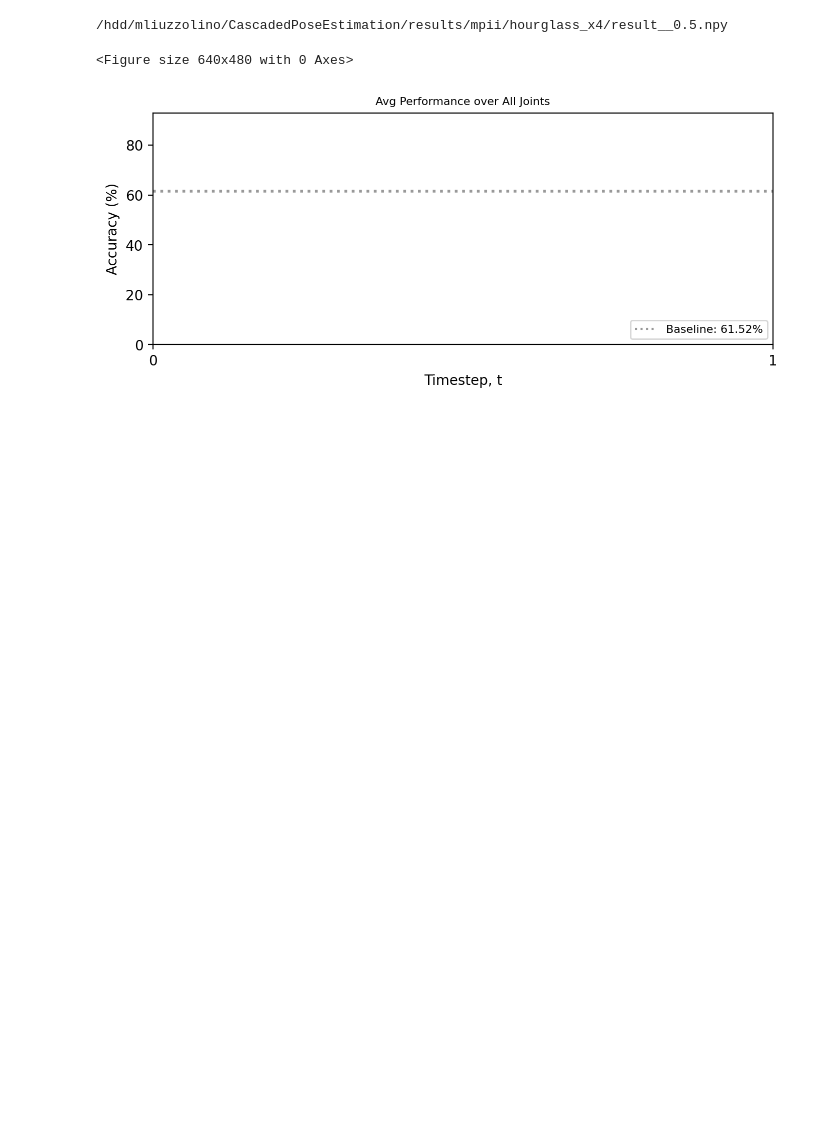
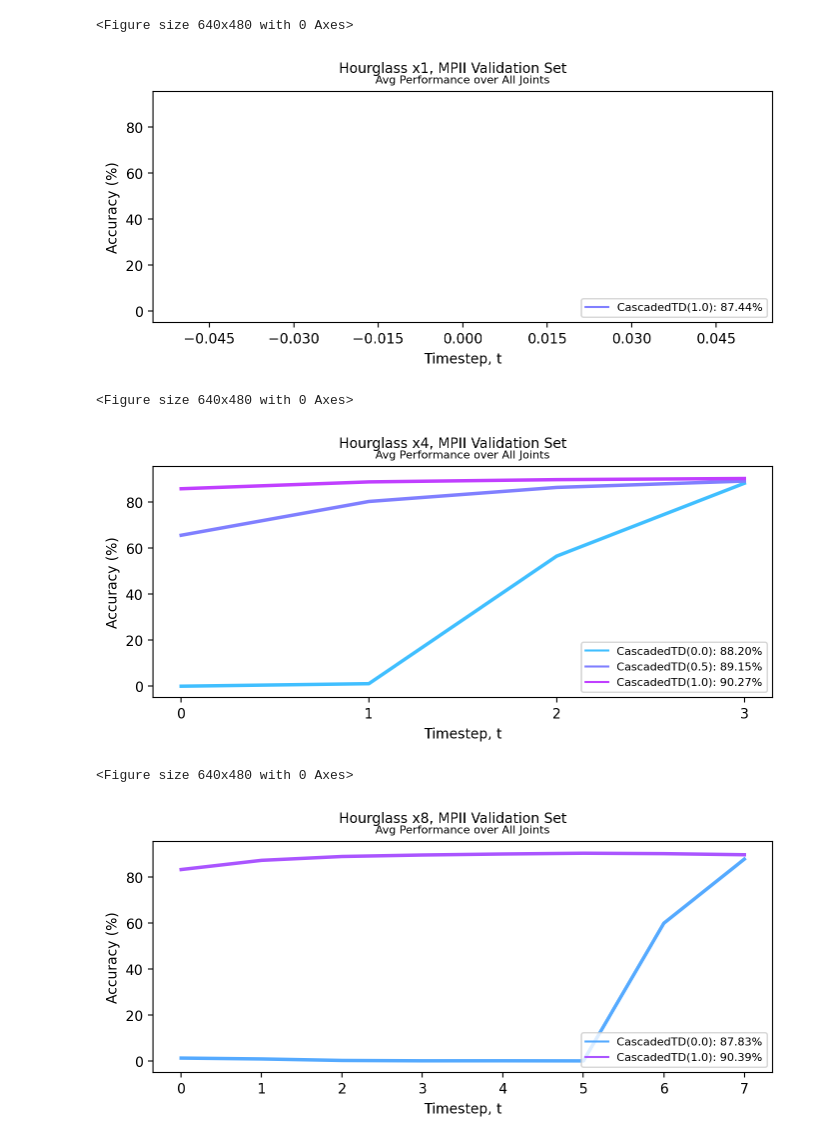
Before and after one commit to michael-iuzzolino/CascadedPoseEstimation, a Jupyter notebook: Analysis.ipynb, the cells around one changed output. Saved outputs shown, nothing was run; the diff lists cells and outputs as text; code cells hidden in the pictures; blank space fills up the shorter version.

```diff
--- a/Analysis.ipynb
+++ b/Analysis.ipynb
@@ -24,31 +23,22 @@ all_result_paths = glob.glob(f"{root}/*/*")
 
 df_dict = defaultdict(list)
 for path in all_result_paths:
-  print(path)
   result = np.load(path)
   if not result.shape:
     result = [result]
   basename = os.path.basename(os.path.dirname(path))
-  basename = basename.replace("pose_", "")
-  try:
-    model, td_key, mode_key = basename.split("__")
-    td_key = float(td_key.split("(")[1].replace(")", ""))
-    print(td_key)
-  except:
-    model = basename.split("__")[0]
-    td_key = ""
-    mode_key = "baseline"
+  model, td_key = basename.split("__")
+  td_key = float(td_key.split("_")[1])
+  n_stacks = int(model.split("_x")[1])
   model = model.replace("_", " ")
 
   for t, val in enumerate(result):
     df_dict["model"].append(model)
+    df_dict["n_stacks"].append(n_stacks)
     df_dict["t"].append(t)
     df_dict["td"].append(td_key)
-    df_dict["mode"].append(mode_key)
     df_dict["val"].append(val)
 df = pd.DataFrame(df_dict)
-# %% [output]
-/hdd/mliuzzolino/CascadedPoseEstimation/results/mpii/hourglass_x4/result__0.5.npy
 # %%
 MODEL_NAME = "resnet18"
 # %%
@@ -63,7 +53,7 @@ def split_model(df, model_name=None):
 # %%
 def make_color_lookup(df):
   unique_tds = np.sort(td_model_df.td.unique())
-  cmap = plt.cm.magma(np.linspace(0, 1, len(unique_tds)+2))[1:-1][:,:3]
+  cmap = plt.cm.cool(np.linspace(0, 1, len(unique_tds)+2))[1:-1][:,:3]
   color_lookup = {key: cmap[i] for i, key in enumerate(unique_tds)}
   return color_lookup
 # %%
@@ -126,17 +105,23 @@ def plot_figure(td_model_df, baseline_df, dataset_name, ylim_min=None, ylim_max=
 
   plt.show()
   plt.clf()
+# %%
+for model_key, td_model_df in df.groupby("model"):
+  for td_key, td_df in td_model_df.groupby("td"):
+    break
 # %%
 ylim_max = float(df.val.max())
 ylim_max += 5
 
-for model_key, model_df in df.groupby("model"):
-  td_model_df, baseline_df = split_model(model_df)
+for model_key, td_model_df in df.groupby("model"):
   plot_figure(td_model_df,
-              baseline_df,
               dataset_name=DATASET_NAME,
-              ylim_min=0,
+              ylim_min=df.val.min() - 5,
               ylim_max=ylim_max)
 # %% [output]
 <Figure size 640x480 with 0 Axes>
-[figure, old version]
+[figure, new version]
+<Figure size 640x480 with 0 Axes>
+[figure, added]
+<Figure size 640x480 with 0 Axes>
+[figure, added]
```
Also changed, not shown: parts of 7 cells of this notebook, 7 other files.
